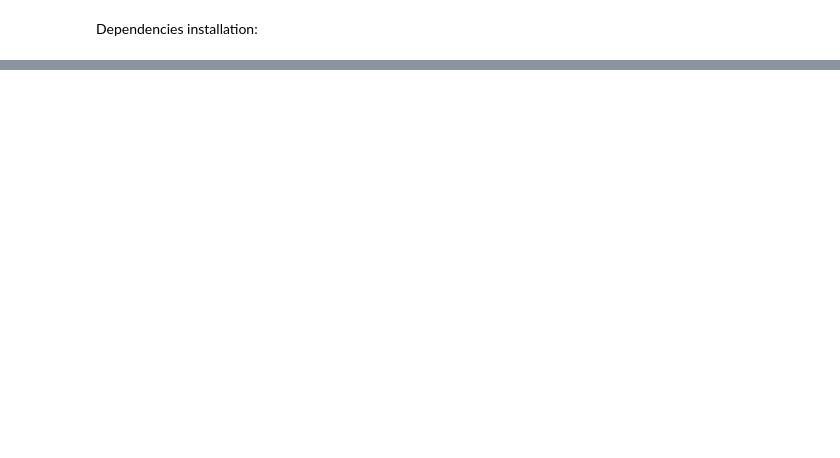
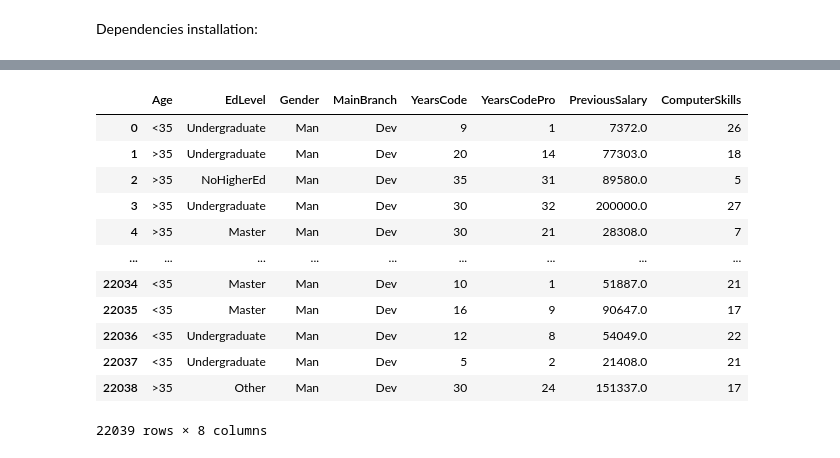
Before and after one commit to C21sja/KAN-CINTO1011U-Big-Data-ManagementPCS, a Jupyter notebook: main.ipynb, the cells around one changed output, grey strips where cells are left out. Drawn from its saved outputs; the diff is of its cells as text; code cells hidden in the pictures; blank space fills up the shorter version.

```diff
--- a/main.ipynb
+++ b/main.ipynb
@@ -41,0 +98,16 @@ df.head()
+# %%
+X_test
+# %% [output]
+|  | Age | EdLevel | Gender | MainBranch | YearsCode | YearsCodePro | PreviousSalary | ComputerSkills |
+| 0 | <35 | Undergraduate | Man | Dev | 9 | 1 | 7372.0 | 26 |
+| 1 | >35 | Undergraduate | Man | Dev | 20 | 14 | 77303.0 | 18 |
+| 2 | >35 | NoHigherEd | Man | Dev | 35 | 31 | 89580.0 | 5 |
+| 3 | >35 | Undergraduate | Man | Dev | 30 | 32 | 200000.0 | 27 |
+| 4 | >35 | Master | Man | Dev | 30 | 21 | 28308.0 | 7 |
+| ... | ... | ... | ... | ... | ... | ... | ... | ... |
+| 22034 | <35 | Master | Man | Dev | 10 | 1 | 51887.0 | 21 |
+| 22035 | <35 | Master | Man | Dev | 16 | 9 | 90647.0 | 17 |
+| 22036 | <35 | Undergraduate | Man | Dev | 12 | 8 | 54049.0 | 22 |
+| 22037 | <35 | Undergraduate | Man | Dev | 5 | 2 | 21408.0 | 21 |
+| 22038 | >35 | Other | Man | Dev | 30 | 24 | 151337.0 | 17 |
+22039 rows × 8 columns
```
Also changed, not shown: parts of 20 cells of this notebook.
